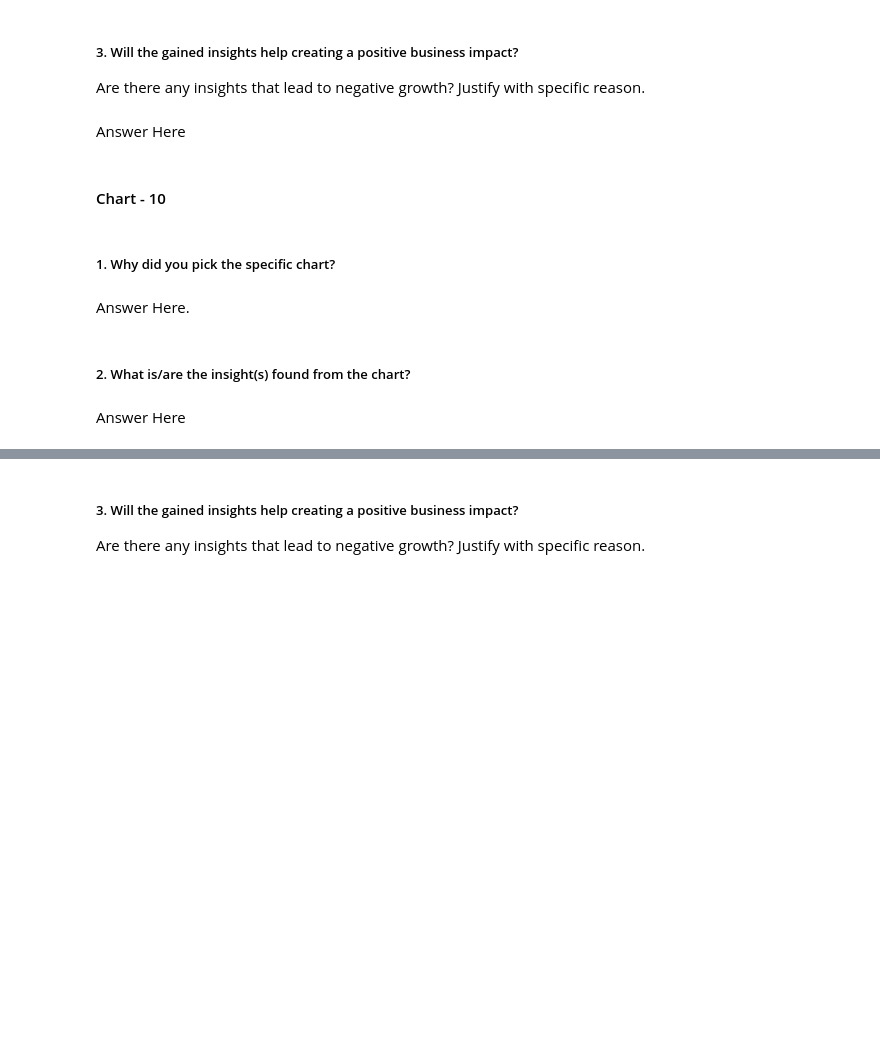
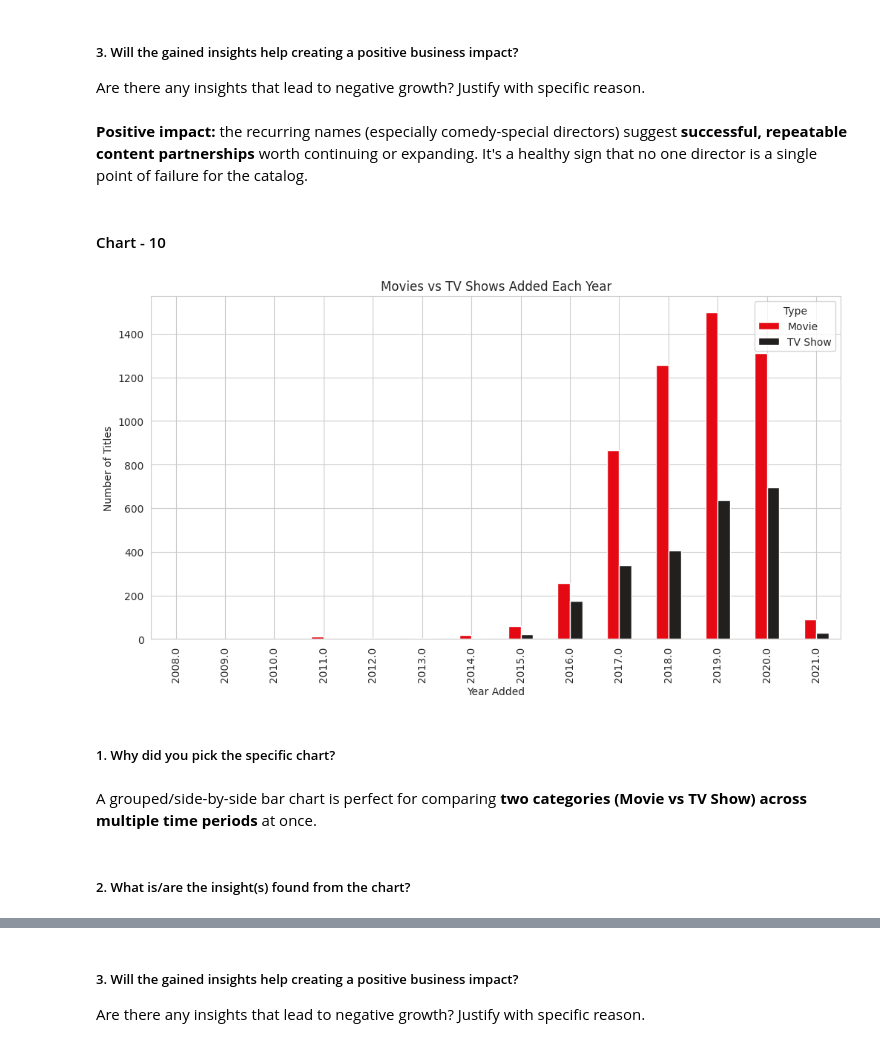
Before and after one commit to krishnajaindev/netflix-analysis, a Jupyter notebook: Netflix Analysis.ipynb, the cells around one changed output, grey strips where cells are left out. Drawn from its saved outputs; the diff is of its cells as text; code cells hidden in the pictures; blank space fills up the shorter version.

```diff
--- a/Netflix Analysis.ipynb
+++ b/Netflix Analysis.ipynb
@@ -564,7 +575,7 @@ Answer Here
 # %% [markdown]
 ##### 3. Will the gained insights help creating a positive business impact?
 Are there any insights that lead to negative growth? Justify with specific reason.
-# %% [markdown]
-Answer Here
+# %% [markdown]
+**Positive impact:** the recurring names (especially comedy-special directors) suggest **successful, repeatable content partnerships** worth continuing or expanding. It's a healthy sign that no one director is a single point of failure for the catalog.
 # %% [markdown]
 #### Chart - 10
@@ -573,8 +582,21 @@ Answer Here
+# %%
+# Chart - 10 visualization code
+
+yearly_type = netflix.groupby(['year_added', 'type']).size().unstack()
+
+plt.figure(figsize=(12, 6))
+ax = plt.gca()
+yearly_type.plot(kind='bar', color=['#E50914', '#221f1f'], ax=ax)
+plt.title('Movies vs TV Shows Added Each Year')
+plt.xlabel('Year Added')
+plt.ylabel('Number of Titles')
+plt.legend(title='Type')
+plt.show()
+# %% [output]
+[figure, added]
 # %% [markdown]
 ##### 1. Why did you pick the specific chart?
-# %% [markdown]
-Answer Here.
+# %% [markdown]
+A grouped/side-by-side bar chart is perfect for comparing **two categories (Movie vs TV Show) across multiple time periods** at once.
 # %% [markdown]
 ##### 2. What is/are the insight(s) found from the chart?
-# %% [markdown]
-Answer Here
```
Also changed, not shown: parts of 48 cells of this notebook.
